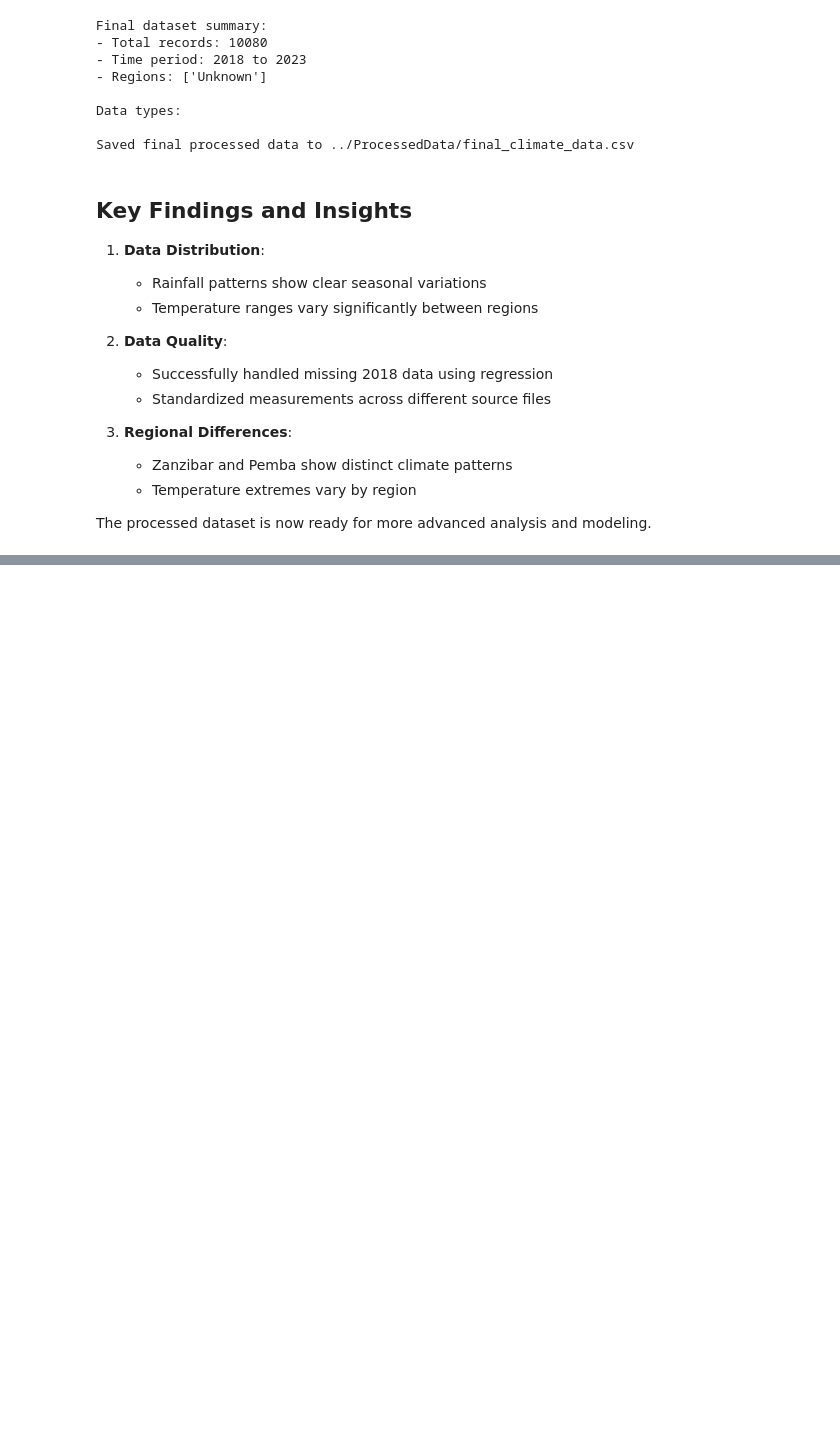
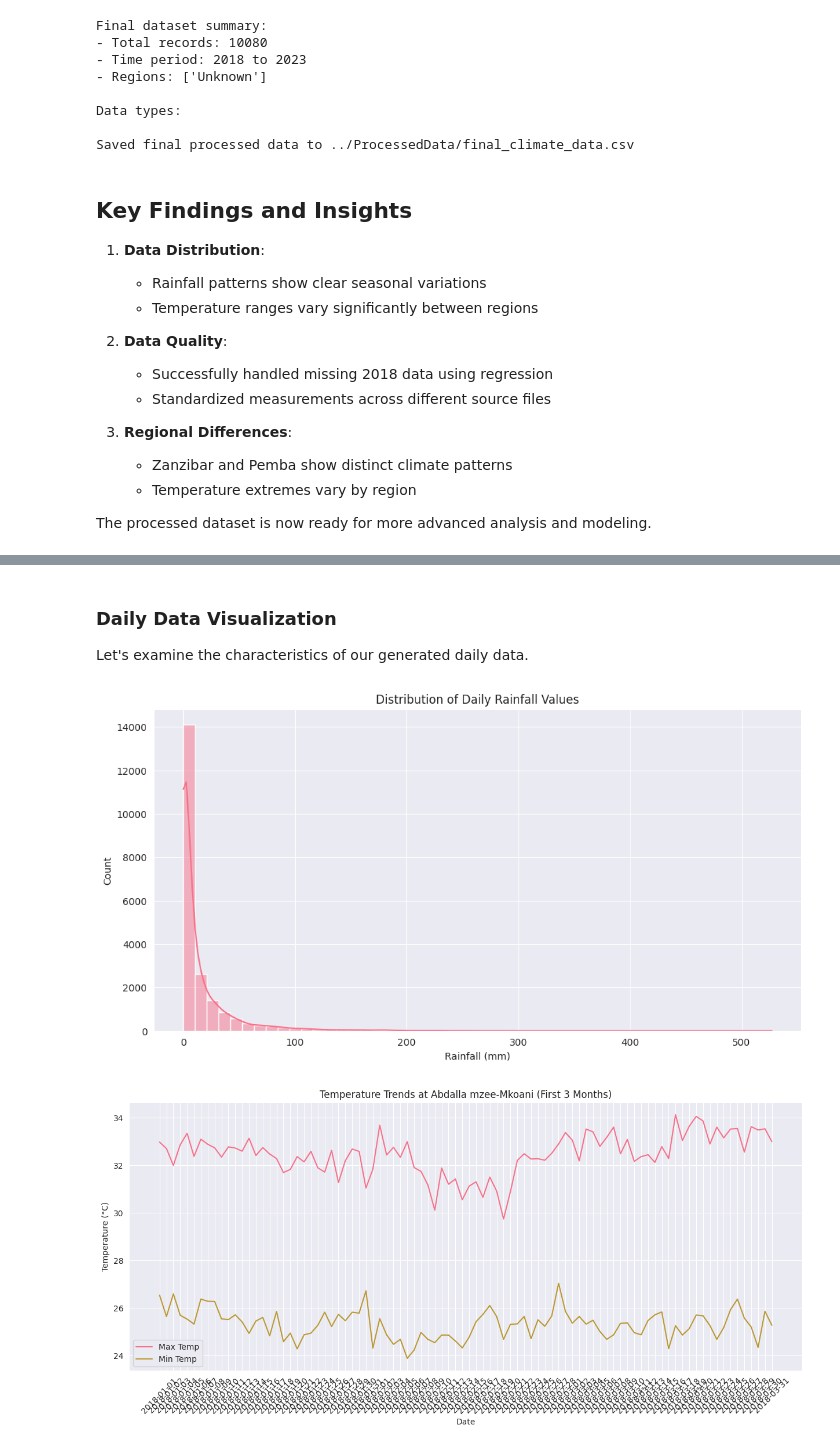
Before and after one commit to tarxemo/MalariaOutbreak, a Jupyter notebook: notebooks/final.ipynb, the cells around one changed output, grey strips where cells are left out. Drawn from its saved outputs; the diff is of its cells as text; code cells hidden in the pictures; blank space fills up the shorter version.

```diff
--- a/notebooks/final.ipynb
+++ b/notebooks/final.ipynb
@@ -543,0 +776,30 @@ The processed dataset is now ready for more advanced analysis and modeling.
+# %% [markdown]
+
+### Daily Data Visualization
+
+Let's examine the characteristics of our generated daily data.
+# %%
+
+# Plot daily rainfall distribution
+plt.figure(figsize=(12, 6))
+sns.histplot(daily_climate_df['Rainfall'], bins=50, kde=True)
+plt.title('Distribution of Daily Rainfall Values')
+plt.xlabel('Rainfall (mm)')
+plt.show()
+
+# Plot temperature ranges over time
+sample_station = daily_climate_df['Station'].iloc[0]
+station_data = daily_climate_df[daily_climate_df['Station'] == sample_station].iloc[:90]  # First 3 months
+
+plt.figure(figsize=(15, 6))
+plt.plot(station_data['Date'], station_data['Max_temperature'], label='Max Temp')
+plt.plot(station_data['Date'], station_data['Min_temperature'], label='Min Temp')
+plt.title(f'Temperature Trends at {sample_station} (First 3 Months)')
+plt.xlabel('Date')
+plt.ylabel('Temperature (°C)')
+plt.xticks(rotation=45)
+plt.legend()
+plt.show()
+# %% [output]
+[figure, added]
+[figure, added]
```
Also changed, not shown: parts of 18 cells of this notebook, 5 other files.
